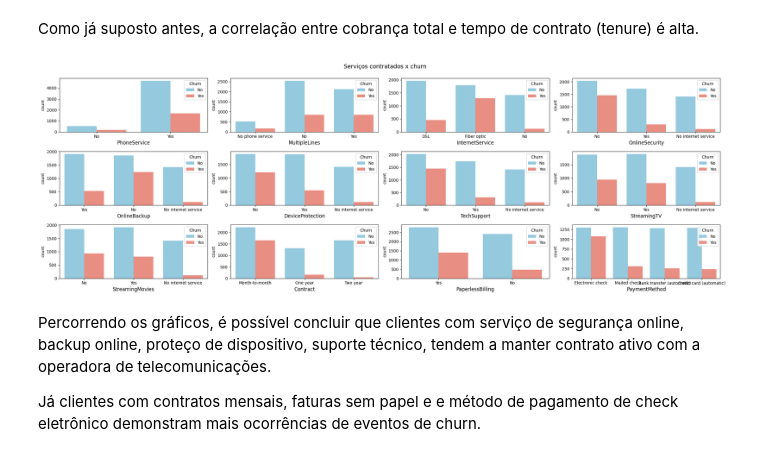
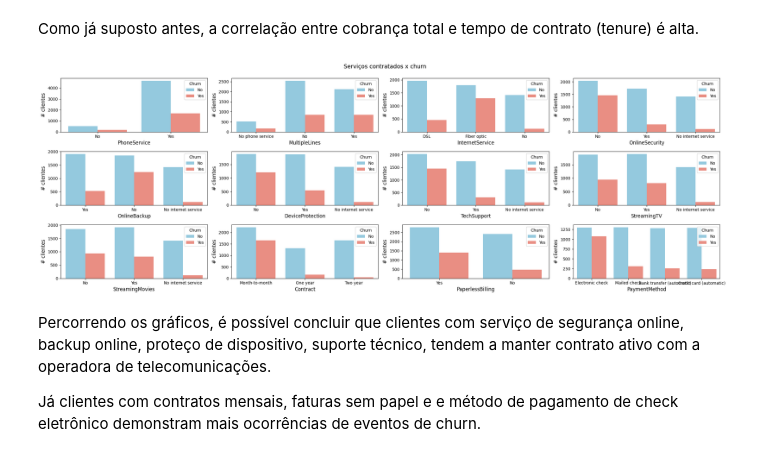
Before and after one commit to rebomfim/MVP_AnaliseDados_BoasPraticas_PuC, a Jupyter notebook: RenataDBPina-Análise de Dados e Boas Práticas (40530010055_20250_01).ipynb, the cells around one changed output. Cells and saved outputs as stored; diff of their text form; code cells hidden in the pictures.

```diff
--- a/RenataDBPina-Análise de Dados e Boas Práticas (40530010055_20250_01).ipynb
+++ b/RenataDBPina-Análise de Dados e Boas Práticas (40530010055_20250_01).ipynb
@@ -418,27 +416,28 @@ Como já suposto antes, a correlação entre cobrança total e tempo de contrato
 # %%
 # Lista de atributos categóricos para analisar com churn
 servico_cliente_features = [ "PhoneService", "MultipleLines", "InternetService", "OnlineSecurity", "OnlineBackup", "DeviceProtection", "TechSupport", "StreamingTV", "StreamingMovies", "Contract", "PaperlessBilling", "PaymentMethod" ]
 
 # criando lista de cores
 cores = ['skyblue','salmon']
 
 # Criado 3 linhas e 4 colunas de gráficos (subplots)
 fig, ax = plt.subplots(3, 4, figsize=(24,8))
 
 # Atributos a exibir em 4 colunas de gráfico
 for i, feature in enumerate(servico_cliente_features):
     row, col = divmod(i, 4)
     sns.countplot(x=feature, data=df_telco_customer, hue='Churn',
                   ax=ax[row, col], palette=cores)
     ax[row, col].set_xlabel(feature, fontsize=12)
+    ax[row, col].set_ylabel('# clientes', fontsize=12)
 
 # Criando título
 fig.suptitle('Serviços contratados x churn', fontsize=14, y=1)
 
 plt.tight_layout()
 plt.show()
 # %% [output]
-[figure, old version]
+[figure, new version]
 # %% [markdown]
 Percorrendo os gráficos, é possível concluir que clientes com serviço de segurança online, backup online, proteço de dispositivo, suporte técnico, tendem a manter contrato ativo com a operadora de telecomunicações.
 
```
Also changed, not shown: parts of 16 cells of this notebook.
